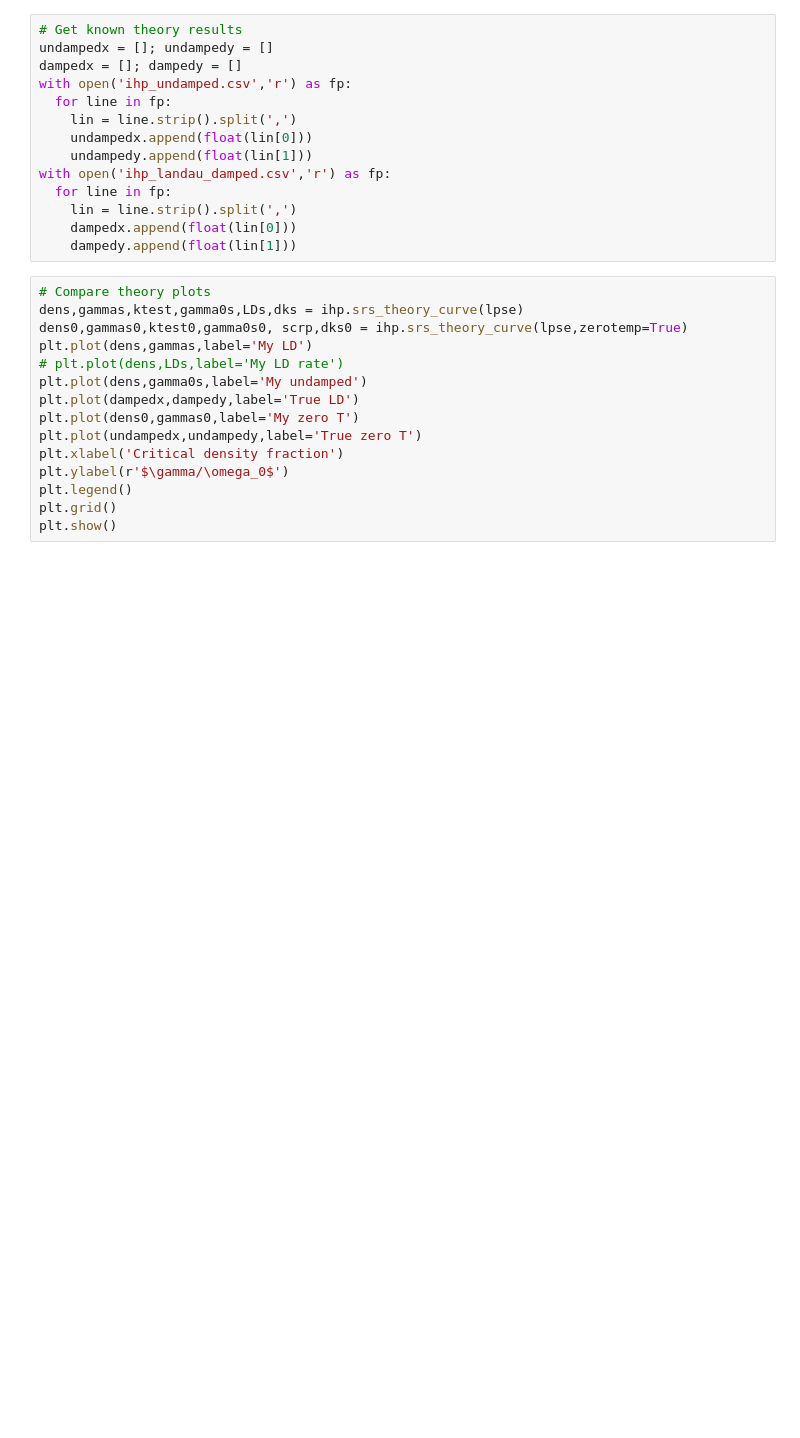
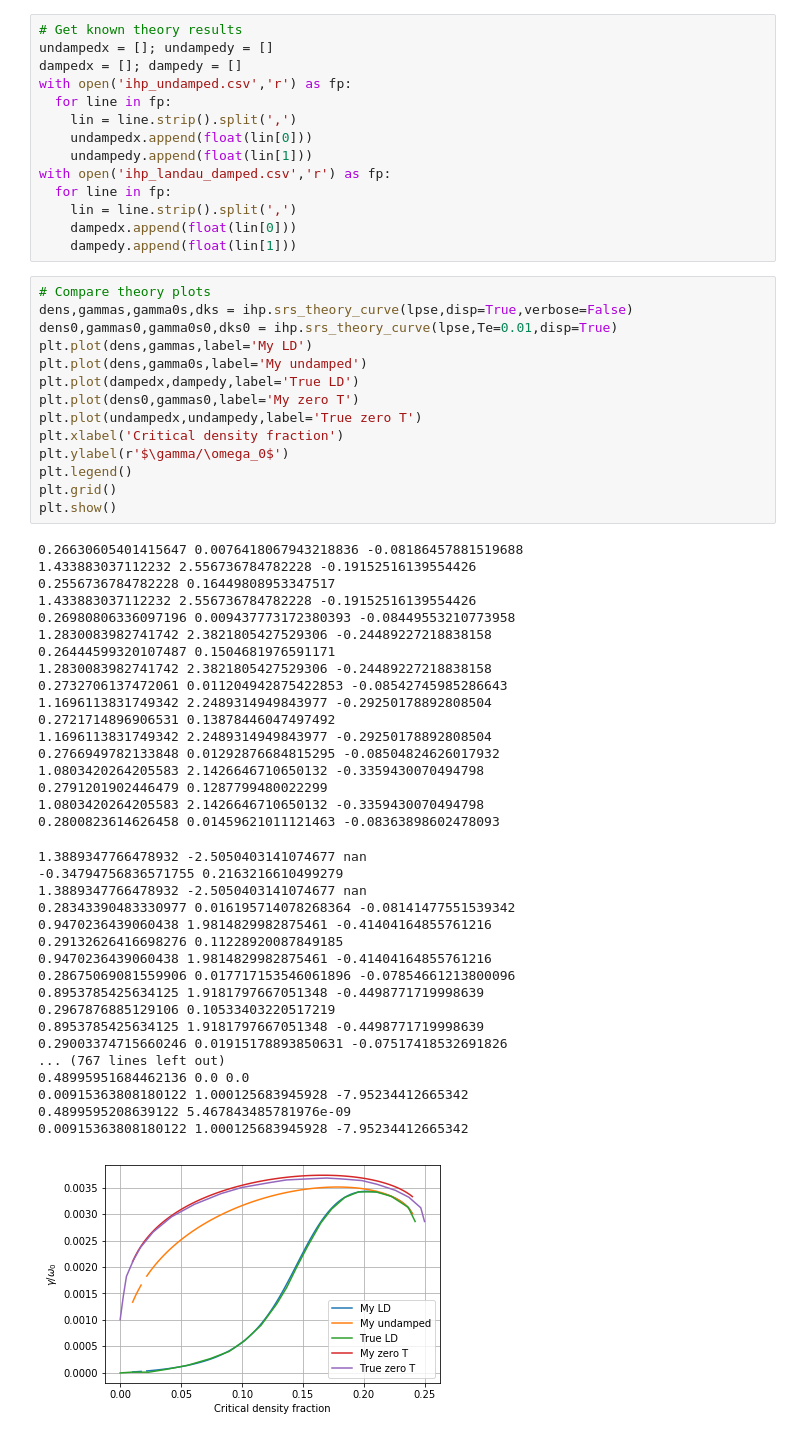
Before and after one commit to andrewanguswarwick/lpse_workflow, a Jupyter notebook: infinite_homogeneous_plasma/case_workflow.ipynb, the cells around one changed output. Drawn from its saved outputs; the diff is of its cells as text; blank space fills up the shorter version.

```diff
--- a/infinite_homogeneous_plasma/case_workflow.ipynb
+++ b/infinite_homogeneous_plasma/case_workflow.ipynb
@@ -228,19 +290,54 @@ with open('ihp_landau_damped.csv','r') as fp:
     dampedy.append(float(lin[1]))
 # %%
 # Compare theory plots
-dens,gammas,ktest,gamma0s,LDs,dks = ihp.srs_theory_curve(lpse)
-dens0,gammas0,ktest0,gamma0s0, scrp,dks0 = ihp.srs_theory_curve(lpse,zerotemp=True)
+dens,gammas,gamma0s,dks = ihp.srs_theory_curve(lpse,disp=True,verbose=False)
+dens0,gammas0,gamma0s0,dks0 = ihp.srs_theory_curve(lpse,Te=0.01,disp=True)
 plt.plot(dens,gammas,label='My LD')
-# plt.plot(dens,LDs,label='My LD rate')
 plt.plot(dens,gamma0s,label='My undamped')
 plt.plot(dampedx,dampedy,label='True LD')
 plt.plot(dens0,gammas0,label='My zero T')
 plt.plot(undampedx,undampedy,label='True zero T')
 plt.xlabel('Critical density fraction')
 plt.ylabel(r'$\gamma/\omega_0$')
 plt.legend()
 plt.grid()
 plt.show()
+# %% [output]
+0.26630605401415647 0.0076418067943218836 -0.08186457881519688
+1.433883037112232 2.556736784782228 -0.19152516139554426
+0.2556736784782228 0.16449808953347517
+1.433883037112232 2.556736784782228 -0.19152516139554426
+0.26980806336097196 0.009437773172380393 -0.08449553210773958
+1.2830083982741742 2.3821805427529306 -0.24489227218838158
+0.26444599320107487 0.1504681976591171
+1.2830083982741742 2.3821805427529306 -0.24489227218838158
+0.2732706137472061 0.011204942875422853 -0.08542745985286643
+1.1696113831749342 2.2489314949843977 -0.29250178892808504
+0.2721714896906531 0.13878446047497492
+1.1696113831749342 2.2489314949843977 -0.29250178892808504
+0.2766949782133848 0.01292876684815295 -0.08504824626017932
+1.0803420264205583 2.1426646710650132 -0.3359430070494798
+0.2791201902446479 0.1287799480022299
+1.0803420264205583 2.1426646710650132 -0.3359430070494798
+0.2800823614626458 0.01459621011121463 -0.08363898602478093
+1.3889347766478932 -2.5050403141074677 nan
+-0.34794756836571755 0.2163216610499279
+1.3889347766478932 -2.5050403141074677 nan
+0.28343390483330977 0.016195714078268364 -0.08141477551539342
+0.9470236439060438 1.9814829982875461 -0.41404164855761216
+0.29132626416698276 0.11228920087849185
+0.9470236439060438 1.9814829982875461 -0.41404164855761216
+0.28675069081559906 0.017717153546061896 -0.07854661213800096
+0.8953785425634125 1.9181797667051348 -0.4498771719998639
+0.2967876885129106 0.10533403220517219
+0.8953785425634125 1.9181797667051348 -0.4498771719998639
+0.29003374715660246 0.01915178893850631 -0.07517418532691826
+... (767 lines left out)
+0.48995951684462136 0.0 0.0
+0.00915363808180122 1.000125683945928 -7.95234412665342
+0.4899595208639122 5.467843485781976e-09
+0.00915363808180122 1.000125683945928 -7.95234412665342
+[figure, added]
 # %%
 plt.plot(dens,dks,label='3.5keV')
 plt.plot(dens,dks0,label='0.01keV')
```
Also changed, not shown: parts of 17 cells of this notebook, 3 other files.
